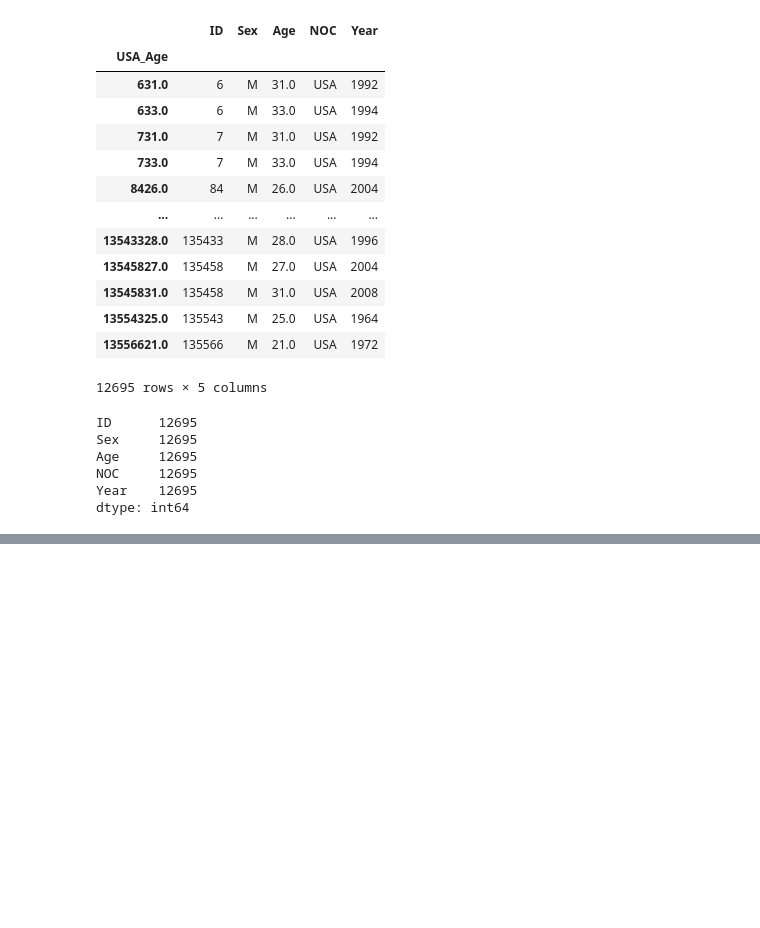
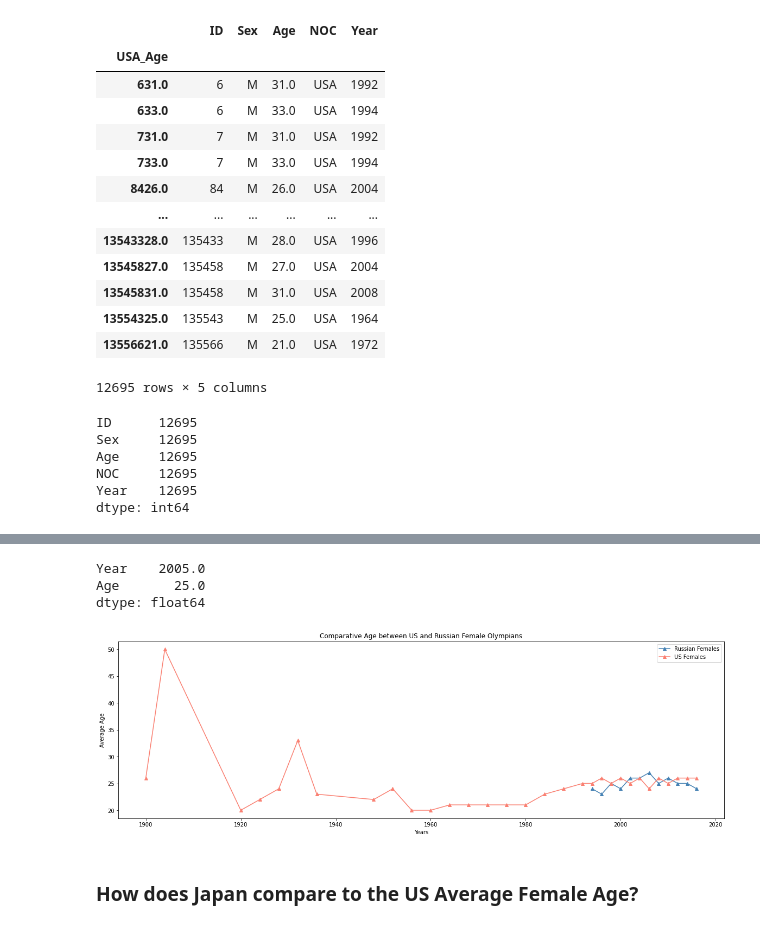
Before and after one commit to fhelms8/Git_Sum_Group_Prj, a Jupyter notebook: Tyler_Work_Age.ipynb, the cells around one changed output, grey strips where cells are left out. Drawn from its saved outputs; the diff is of its cells as text; code cells hidden in the pictures; blank space fills up the shorter version.

```diff
--- a/Tyler_Work_Age.ipynb
+++ b/Tyler_Work_Age.ipynb
@@ -446,0 +391,28 @@ plt.show()
+# %%
+women_age_rus.mean()
+# %% [output]
+Year    2005.0
+Age       25.0
+dtype: float64
+# %%
+#Creating line chart for comparison of US Female vs Russian Female Olympians
+women_rus = women_age_rus
+us_women = us_women_age
+
+f = plt.figure()
+f.set_figwidth(20)
+f.set_figheight(6)
+
+plt.plot(women_rus['Year'], women_rus['Age'], marker = '^', color='steelblue', label= "Russian Females")
+plt.plot(us_women['Year'], us_women['Age'], marker = '^', color='salmon', label= "US Females")
+
+plt.xlabel("Years")
+plt.ylabel("Average Age")
+plt.title("Comparative Age between US and Russian Female Olympians")
+plt.legend(loc="upper right")
+
+plt.show()
+# %% [output]
+[figure, added]
+# %% [markdown]
+### How does Japan compare to the US Average Female Age?
```
Also changed, not shown: parts of 61 cells of this notebook.
